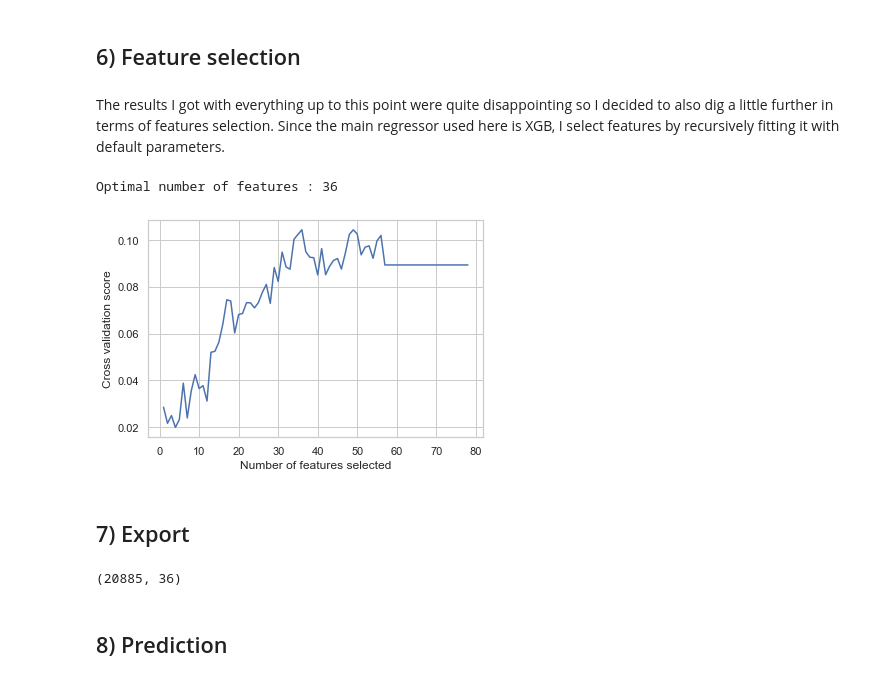
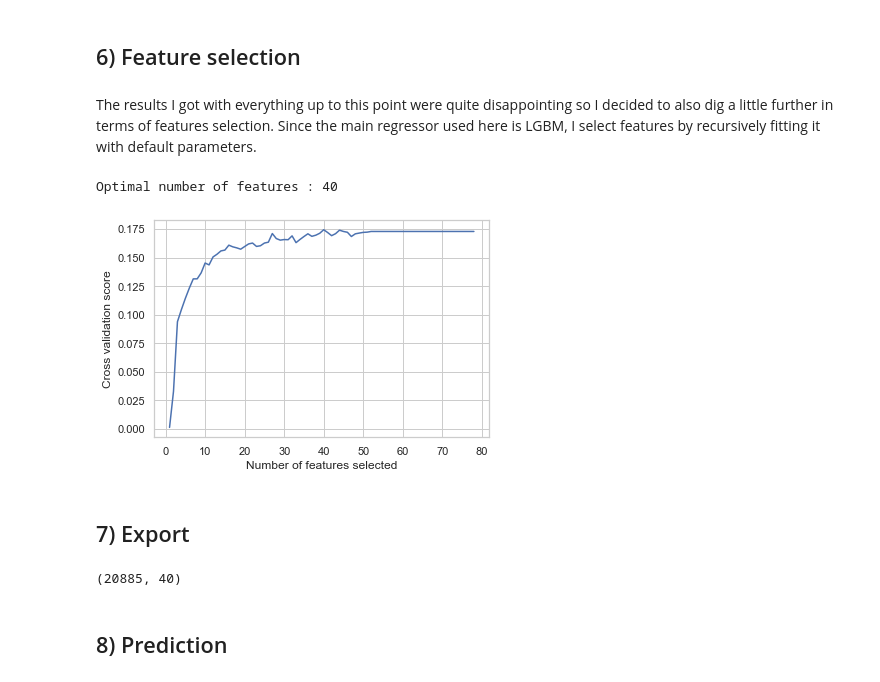
Before and after one commit to pat-alt/gradientBoostingAndEnsembles, a Jupyter notebook: 1_preproc.ipynb, the cells around one changed output. Cells and saved outputs as stored; diff of their text form; code cells hidden in the pictures.

Commit message:
more results

```diff
--- a/1_preproc.ipynb
+++ b/1_preproc.ipynb
@@ -751,23 +753,23 @@ X_test = X_test[col_to_use]
 # %% [markdown]
 ## 6) Feature selection
 # %% [markdown]
-The results I got with everything up to this point were quite disappointing so I decided to also dig a little further in terms of features selection. Since the main regressor used here is XGB, I select features by recursively fitting it with default parameters.
+The results I got with everything up to this point were quite disappointing so I decided to also dig a little further in terms of features selection. Since the main regressor used here is LGBM, I select features by recursively fitting it with default parameters.
 # %%
-from xgboost import XGBRegressor
-classif = XGBRegressor()
+from lightgbm import LGBMRegressor
+classif = LGBMRegressor()
 from sklearn.feature_selection import RFECV
 rfecv = RFECV(estimator=classif, step=1, cv=5)
 rfecv.fit(X, y)
 print("Optimal number of features : %d" % rfecv.n_features_)
 # Plot number of features VS. cross-validation scores
 plt.figure()
 plt.xlabel("Number of features selected")
 plt.ylabel("Cross validation score")
 plt.plot(range(1, len(rfecv.grid_scores_) + 1), rfecv.grid_scores_)
 plt.show()
 # %% [output]
-Optimal number of features : 36
+Optimal number of features : 40
-[figure, old version]
+[figure, new version]
 # %%
 keep = pd.DataFrame(X.columns, rfecv.get_support(indices=False), columns=['name']).reset_index()
 keep_names = keep[keep['index'] == True].name
@@ -778,7 +780,7 @@ X_test = pd.DataFrame(rfecv.transform(X_test), columns=keep_names).reset_index(d
 # %%
 X.shape
 # %% [output]
-(20885, 36)
+(20885, 40)
 # %%
 X.to_csv('../Data/los/X_preproc.csv', index=False)
 X_test.to_csv('../Data/los/X_test_preproc.csv', index=False)
```
Also changed, not shown: parts of 1 cell of this notebook, 8 other files.
